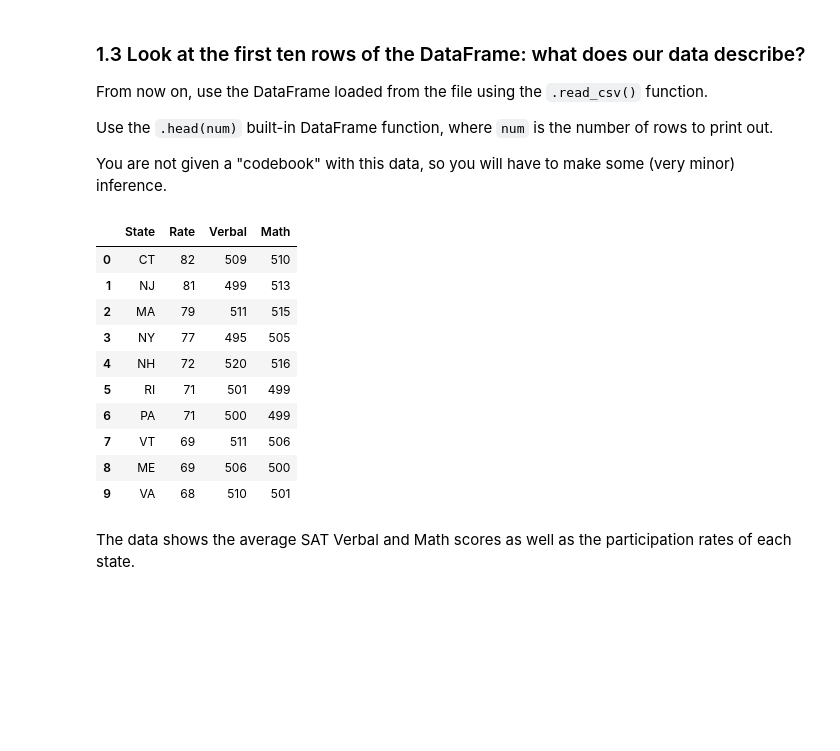
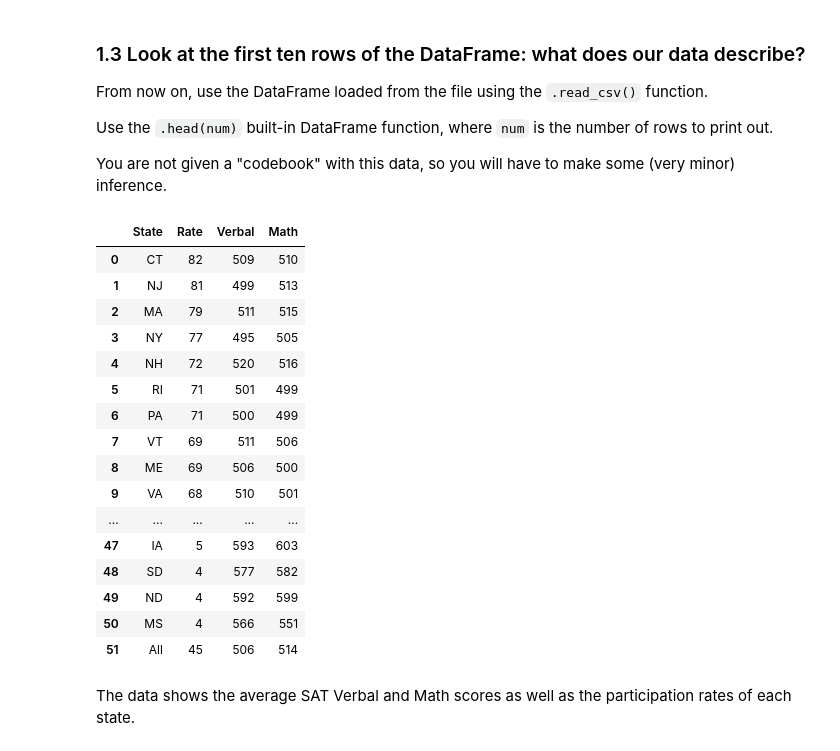
Before and after one commit to shauncheungkt/project-2, a Jupyter notebook: project-two/project-02-v2-starter-code.ipynb, the cells around one changed output. Saved outputs shown, nothing was run; the diff lists cells and outputs as text; code cells hidden in the pictures; blank space fills up the shorter version.

```diff
--- a/project-two/project-02-v2-starter-code.ipynb
+++ b/project-two/project-02-v2-starter-code.ipynb
@@ -152,19 +152,25 @@ Use the `.head(num)` built-in DataFrame function, where `num` is the number of r
 
 You are not given a "codebook" with this data, so you will have to make some (very minor) inference.
 # %%
-pandas_func_satscores.head(10)
+pandas_func_satscores
 # %% [output]
 |  | State | Rate | Verbal | Math |
 | 0 | CT | 82 | 509 | 510 |
 | 1 | NJ | 81 | 499 | 513 |
 | 2 | MA | 79 | 511 | 515 |
 | 3 | NY | 77 | 495 | 505 |
 | 4 | NH | 72 | 520 | 516 |
 | 5 | RI | 71 | 501 | 499 |
 | 6 | PA | 71 | 500 | 499 |
 | 7 | VT | 69 | 511 | 506 |
 | 8 | ME | 69 | 506 | 500 |
 | 9 | VA | 68 | 510 | 501 |
+| ... | ... | ... | ... | ... |
+| 47 | IA | 5 | 593 | 603 |
+| 48 | SD | 4 | 577 | 582 |
+| 49 | ND | 4 | 592 | 599 |
+| 50 | MS | 4 | 566 | 551 |
+| 51 | All | 45 | 506 | 514 |
 # %% [markdown]
 The data shows the average SAT Verbal and Math scores as well as the participation rates of each state.
 # %% [markdown]
```
Also changed, not shown: parts of 24 cells of this notebook.
